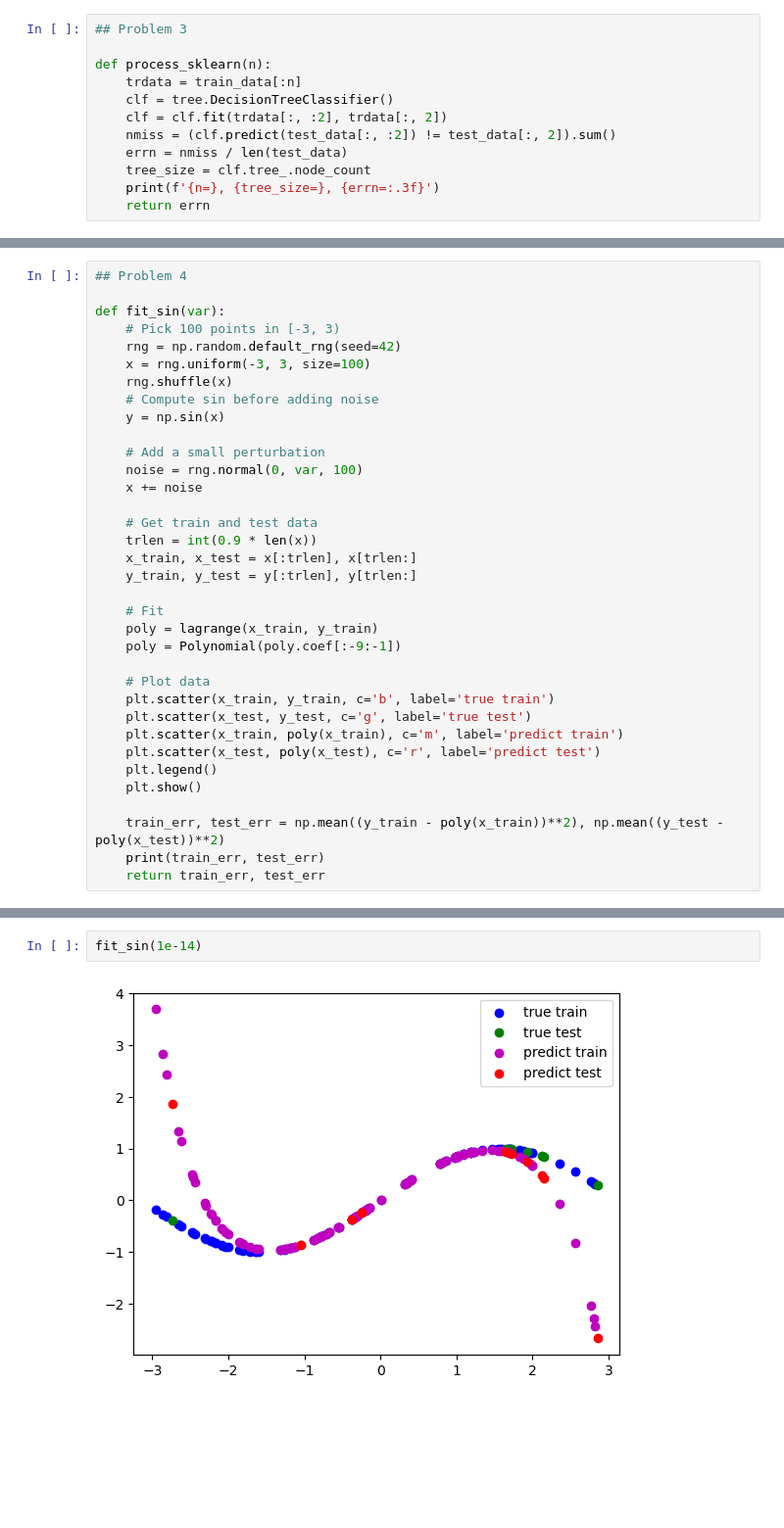
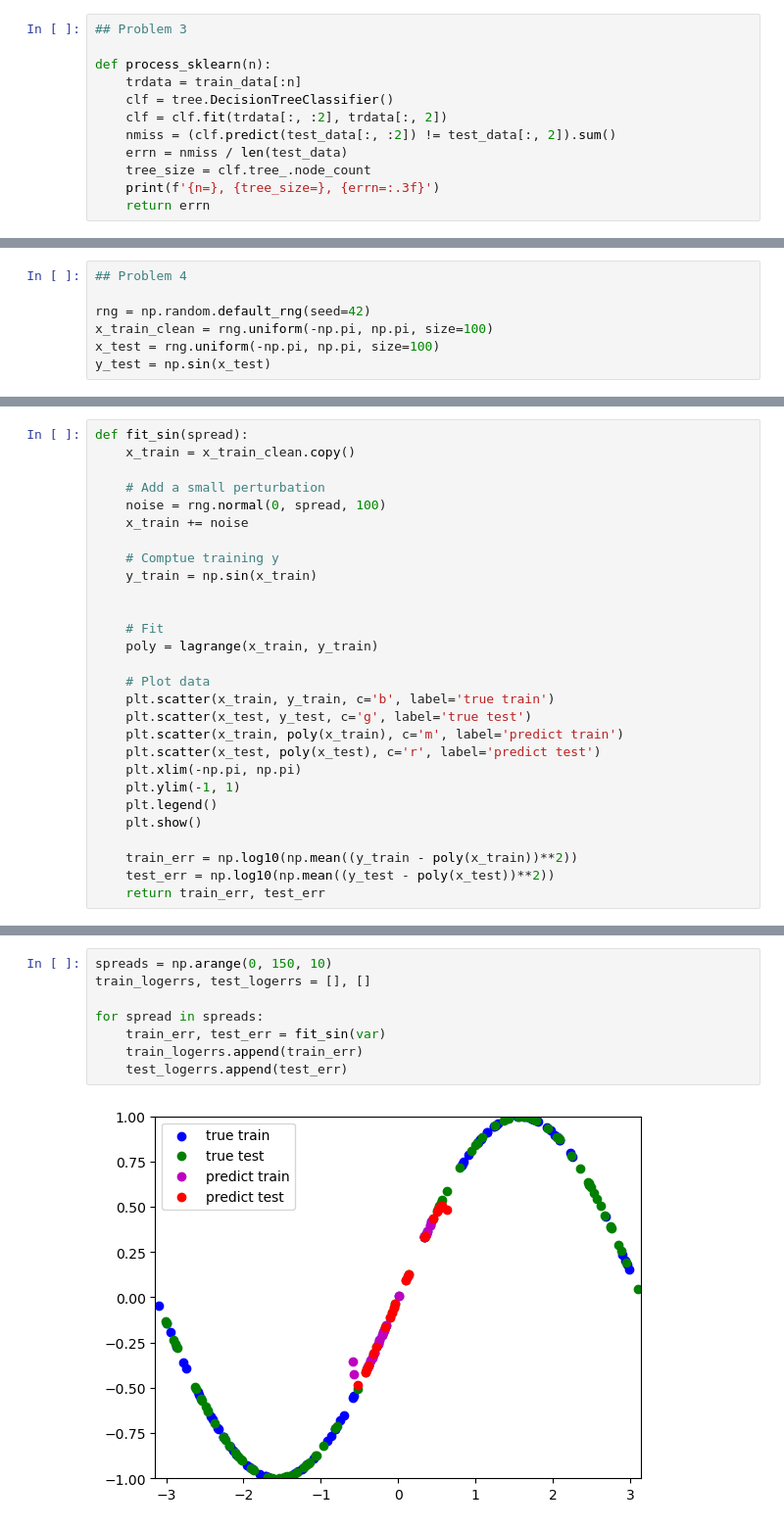
Before and after one commit to pao214/cs760_hw2, a Jupyter notebook: code/hw2.ipynb, the cells around one changed output, grey strips where cells are left out. Shown at 98% size. Drawn from its saved outputs; the diff is of its cells as text; blank space fills up the shorter version.

```diff
--- a/code/hw2.ipynb
+++ b/code/hw2.ipynb
@@ -543,3 +539,10 @@ n=8192, tree_size=247, errn=0.008
+# %%
+## Problem 4
+
+rng = np.random.default_rng(seed=42)
+x_train_clean = rng.uniform(-np.pi, np.pi, size=100)
+x_test = rng.uniform(-np.pi, np.pi, size=100)
+y_test = np.sin(x_test)
 # %%
 ## Problem 4
 
@@ -574,35 +572,28 @@ len(x), train_error, test_error
 # %%
-## Problem 4
-
-def fit_sin(var):
-    # Pick 100 points in [-3, 3)
-    rng = np.random.default_rng(seed=42)
-    x = rng.uniform(-3, 3, size=100)
-    rng.shuffle(x)
-    # Compute sin before adding noise
-    y = np.sin(x)
+def fit_sin(spread):
+    x_train = x_train_clean.copy()
 
     # Add a small perturbation
-    noise = rng.normal(0, var, 100)
-    x += noise
+    noise = rng.normal(0, spread, 100)
+    x_train += noise
 
-    # Get train and test data
-    trlen = int(0.9 * len(x))
-    x_train, x_test = x[:trlen], x[trlen:]
-    y_train, y_test = y[:trlen], y[trlen:]
+    # Comptue training y
+    y_train = np.sin(x_train)
+
 
     # Fit
     poly = lagrange(x_train, y_train)
-    poly = Polynomial(poly.coef[:-9:-1])
 
     # Plot data
     plt.scatter(x_train, y_train, c='b', label='true train')
     plt.scatter(x_test, y_test, c='g', label='true test')
     plt.scatter(x_train, poly(x_train), c='m', label='predict train')
     plt.scatter(x_test, poly(x_test), c='r', label='predict test')
+    plt.xlim(-np.pi, np.pi)
+    plt.ylim(-1, 1)
     plt.legend()
     plt.show()
 
-    train_err, test_err = np.mean((y_train - poly(x_train))**2), np.mean((y_test - poly(x_test))**2)
-    print(train_err, test_err)
+    train_err = np.log10(np.mean((y_train - poly(x_train))**2))
+    test_err = np.log10(np.mean((y_test - poly(x_test))**2))
     return train_err, test_err
@@ -609,4 +605,10 @@ def fit_sin(var):
 # %%
-fit_sin(1e-14)
+spreads = np.arange(0, 150, 10)
+train_logerrs, test_logerrs = [], []
+
+for spread in spreads:
+    train_err, test_err = fit_sin(var)
+    train_logerrs.append(train_err)
+    test_logerrs.append(test_err)
 # %% [output]
-[figure, old version]
+[figure, new version]
```
Also changed, not shown: parts of 9 cells of this notebook, 8 other files.
